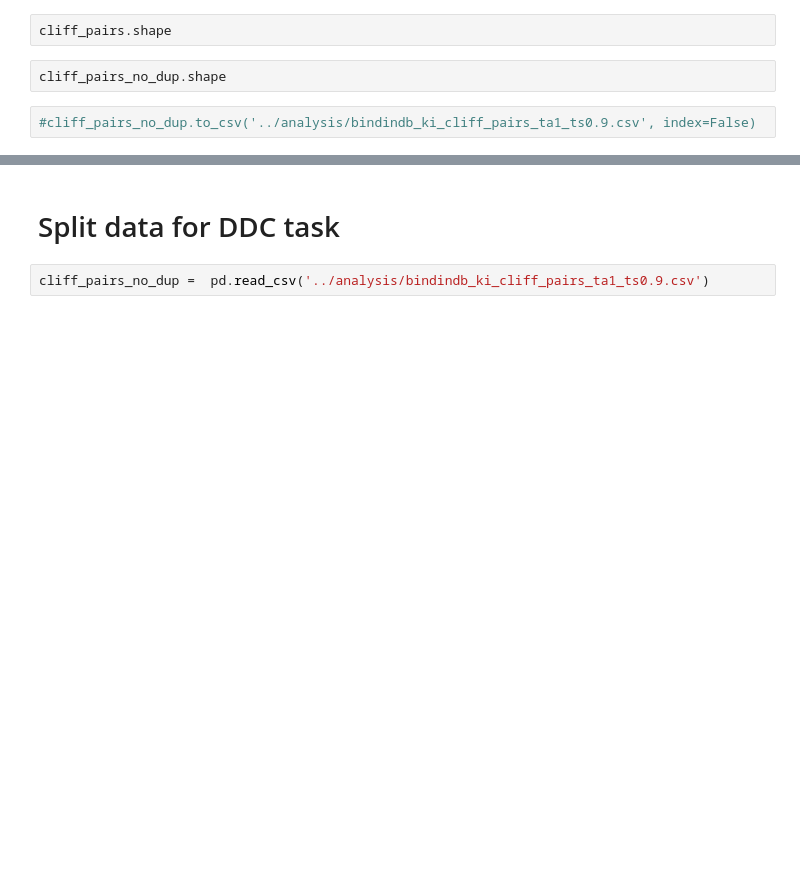
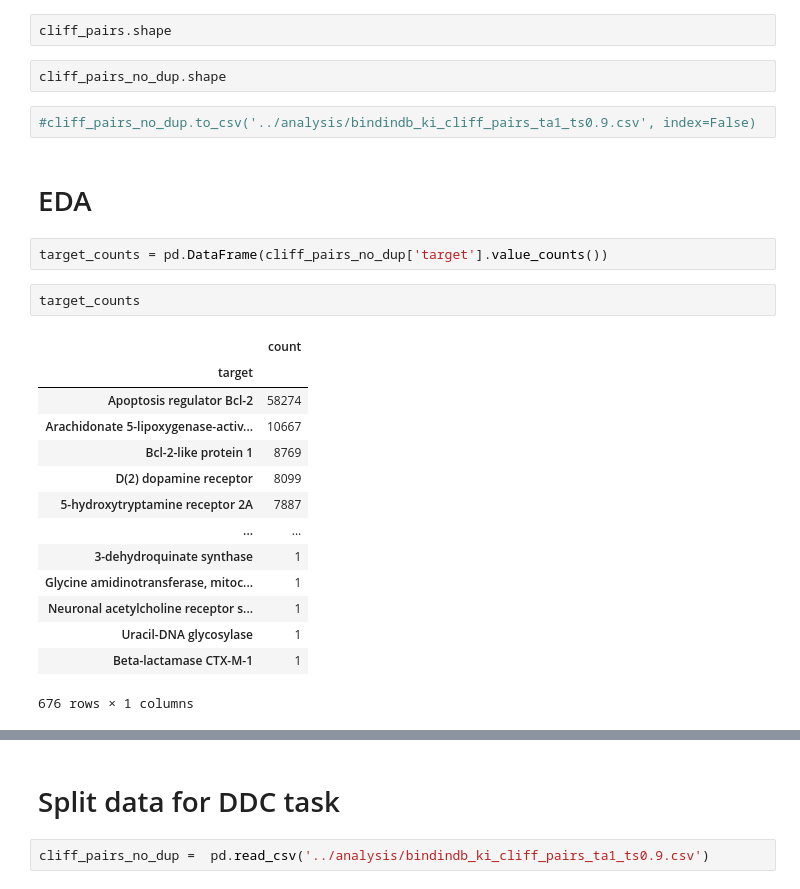
Before and after one commit to reginaib/AC-DTI, a Jupyter notebook: scripts/ds_bindingdb_preprocess.ipynb, the cells around one changed output, grey strips where cells are left out. Drawn from its saved outputs; the diff is of its cells as text; blank space fills up the shorter version.

```diff
--- a/scripts/ds_bindingdb_preprocess.ipynb
+++ b/scripts/ds_bindingdb_preprocess.ipynb
@@ -34,3 +39,24 @@ cliff_pairs.shape
 cliff_pairs_no_dup.shape
 # %%
 #cliff_pairs_no_dup.to_csv('../analysis/bindindb_ki_cliff_pairs_ta1_ts0.9.csv', index=False)
+# %% [markdown]
+# EDA
+# %%
+target_counts = pd.DataFrame(cliff_pairs_no_dup['target'].value_counts())
+# %%
+target_counts
+# %% [output]
+|  | count |
+| target |  |
+| Apoptosis regulator Bcl-2 | 58274 |
+| Arachidonate 5-lipoxygenase-activ... | 10667 |
+| Bcl-2-like protein 1 | 8769 |
+| D(2) dopamine receptor | 8099 |
+| 5-hydroxytryptamine receptor 2A | 7887 |
+| ... | ... |
+| 3-dehydroquinate synthase | 1 |
+| Glycine amidinotransferase, mitoc... | 1 |
+| Neuronal acetylcholine receptor s... | 1 |
+| Uracil-DNA glycosylase | 1 |
+| Beta-lactamase CTX-M-1 | 1 |
+676 rows × 1 columns
```
Also changed, not shown: parts of 8 cells of this notebook.
